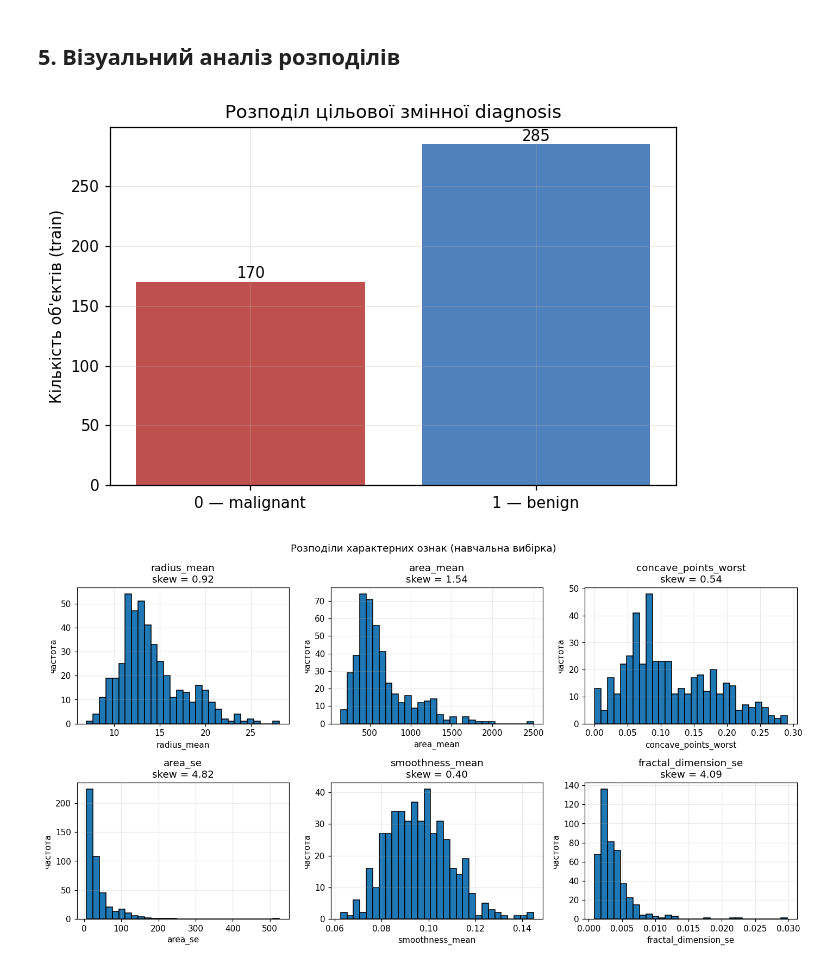
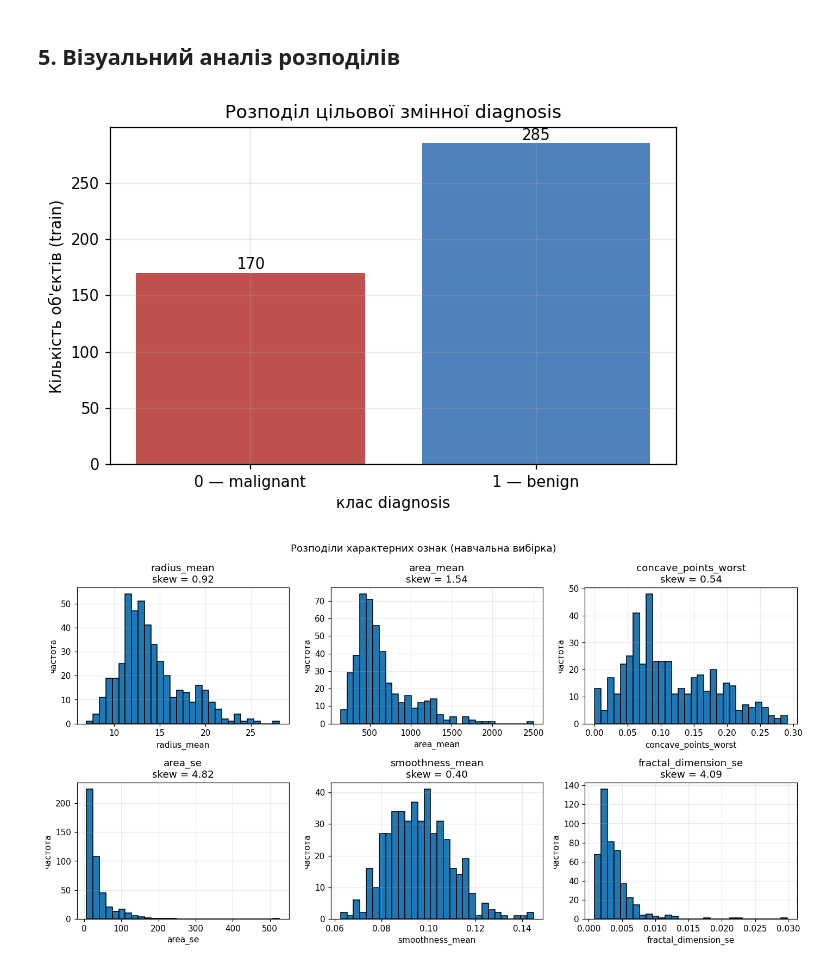
Before and after one commit to solomiiakovalchuk/machineLearning, a Jupyter notebook: practical01/notebook/practical01.ipynb, the cells around one changed output. Saved outputs shown, nothing was run; the diff lists cells and outputs as text; code cells hidden in the pictures.

```diff
--- a/practical01/notebook/practical01.ipynb
+++ b/practical01/notebook/practical01.ipynb
@@ -268,15 +268,16 @@ compactness_se          1.99
 # %%
 fig, ax = plt.subplots(figsize=(6, 4))
 counts = y_train.value_counts().sort_index()
 ax.bar(["0 — malignant", "1 — benign"], counts.values,
        color=["#c0504d", "#4f81bd"])
 for i, v in enumerate(counts.values):
     ax.text(i, v + 3, str(v), ha="center")
+ax.set_xlabel("клас diagnosis")
 ax.set_ylabel("Кількість об'єктів (train)")
 ax.set_title("Розподіл цільової змінної diagnosis")
 fig.tight_layout(); fig.savefig(FIG / "01_target_distribution.png"); plt.show()
 # %% [output]
-[figure, old version]
+[figure, new version]
 # %%
 show = ["radius_mean", "area_mean", "concave_points_worst",
         "area_se", "smoothness_mean", "fractal_dimension_se"]
```
Also changed, not shown: parts of 2 cells of this notebook, 4 other files.
